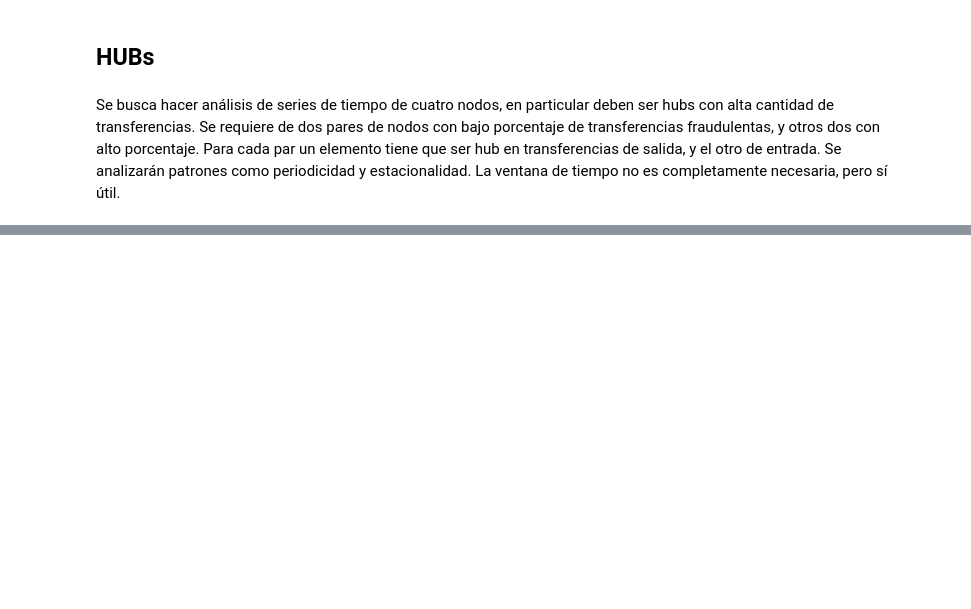
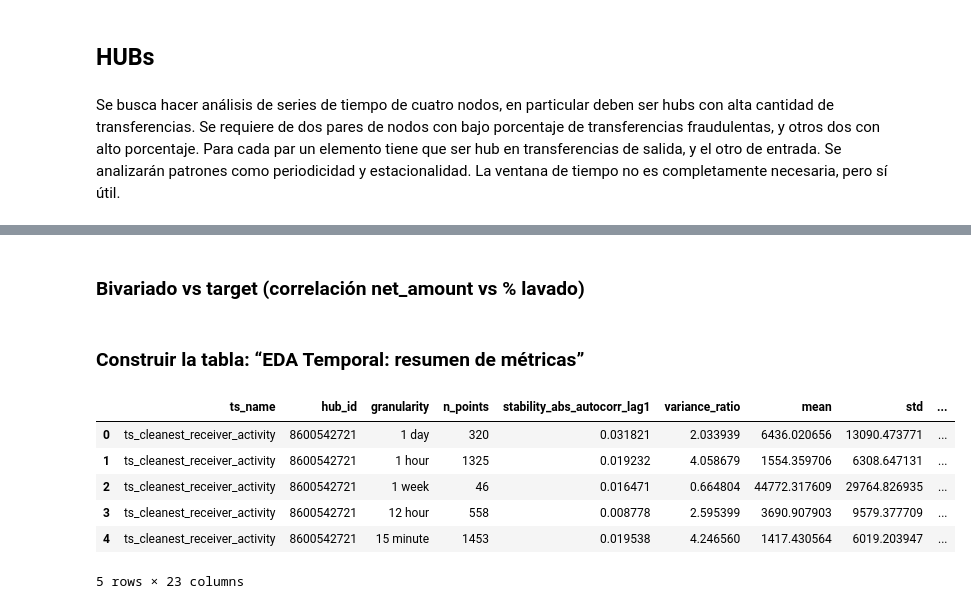
Before and after one commit to IngElecPuc/KaggleChallenges, a Jupyter notebook: Anti Money Laundering Transaction Data/EDA Temporal.ipynb, the cells around one changed output, grey strips where cells are left out. Cells and saved outputs as stored; diff of their text form; code cells hidden in the pictures; blank space fills up the shorter version.

Commit message:
Temporal metrics

```diff
--- a/Anti Money Laundering Transaction Data/EDA Temporal.ipynb
+++ b/Anti Money Laundering Transaction Data/EDA Temporal.ipynb
@@ -750,0 +1031,19 @@ for ts_name, df_spark in ts_daily_spark.items():
+# %% [markdown]
+### Bivariado vs target (correlación net_amount vs % lavado)
+# %%
+def summarize_bivariate(pdf: pd.DataFrame) -> dict:
+    # Necesitamos columnas net_amount, n_txs, n_laundering
+    if not {"net_amount", "n_txs", "n_laundering"} <= set(pdf.columns):
+        return {"corr_net_amount_pct_laundering": np.nan}
+
+    tmp = pdf.copy()
+    tmp["pct_laundering"] = tmp["n_laundering"] / tmp["n_txs"].replace({0: np.nan})
+
+    mask = tmp["pct_laundering"].notna() & tmp["net_amount"].notna()
+    if mask.sum() < 3:
+        return {"corr_net_amount_pct_laundering": np.nan}
+
+    corr = float(tmp.loc[mask, "net_amount"].corr(tmp.loc[mask, "pct_laundering"]))
+    return {"corr_net_amount_pct_laundering": corr}
+# %% [markdown]
+### Construir la tabla: “EDA Temporal: resumen de métricas”
@@ -750,0 +1089,34 @@ for ts_name, df_spark in ts_daily_spark.items():
+# %%
+metric_rows = []
+hub_window_pandas = {}  # nos aseguramos de poblarlo aquí también
+
+for ts_name, hub_id in hubs:
+    for g in granularities:
+        key = (ts_name, hub_id, g)
+        sdf = aggregate_hub_by_window(df_txs, hub_id, g)
+        pdf = sdf.toPandas()
+        if pdf.empty:
+            continue
+
+        pdf["start"] = pd.to_datetime(pdf["start"])
+        pdf = pdf.sort_values("start")
+        pdf.set_index("start", inplace=True)
+
+        hub_window_pandas[key] = pdf
+        metric_rows.append(
+            summarize_hub_window(pdf, ts_name=ts_name, hub_id=hub_id, granularity=g)
+        )
+
+df_hub_window_metrics = pd.DataFrame(metric_rows).sort_values(
+    ["ts_name", "granularity"]
+).reset_index(drop=True)
+
+df_hub_window_metrics.head()
+# %% [output]
+|  | ts_name | hub_id | granularity | n_points | stability_abs_autocorr_lag1 | variance_ratio | mean | std | ... |
+| 0 | ts_cleanest_receiver_activity | 8600542721 | 1 day | 320 | 0.031821 | 2.033939 | 6436.020656 | 13090.473771 | ... |
+| 1 | ts_cleanest_receiver_activity | 8600542721 | 1 hour | 1325 | 0.019232 | 4.058679 | 1554.359706 | 6308.647131 | ... |
+| 2 | ts_cleanest_receiver_activity | 8600542721 | 1 week | 46 | 0.016471 | 0.664804 | 44772.317609 | 29764.826935 | ... |
+| 3 | ts_cleanest_receiver_activity | 8600542721 | 12 hour | 558 | 0.008778 | 2.595399 | 3690.907903 | 9579.377709 | ... |
+| 4 | ts_cleanest_receiver_activity | 8600542721 | 15 minute | 1453 | 0.019538 | 4.246560 | 1417.430564 | 6019.203947 | ... |
+5 rows × 23 columns
```
Also changed, not shown: parts of 31 cells of this notebook, 1 other file.
